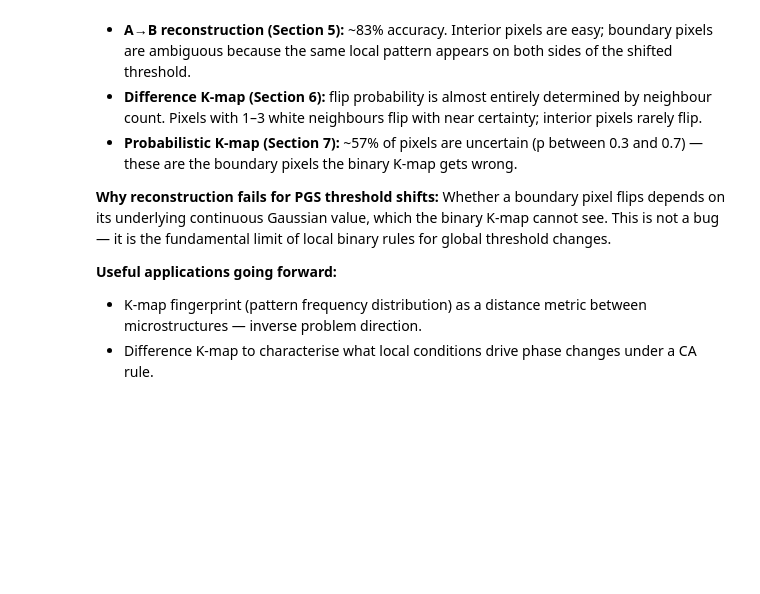
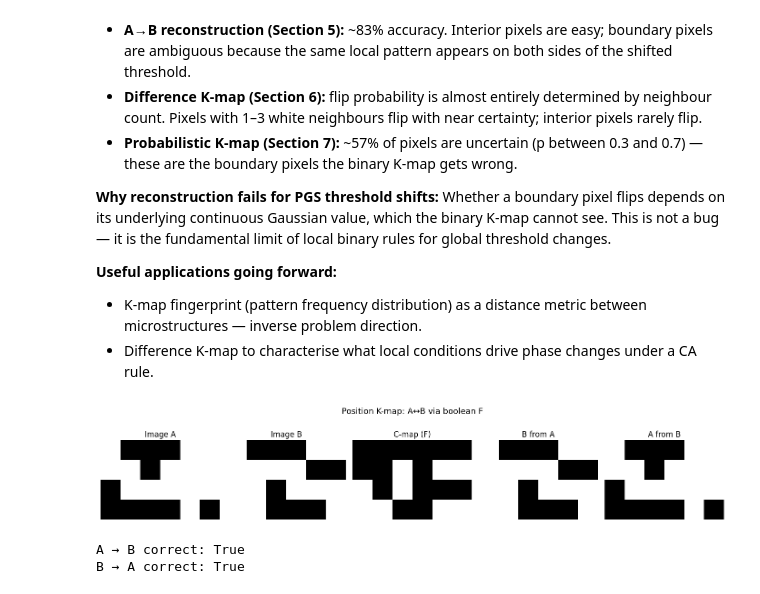
Before and after one commit to ioanb16/Growing-virtual-materials-cellular-automata-meets-geostatistics, a Jupyter notebook: k-map-practice.ipynb, the cells around one changed output. Cells and saved outputs as stored; diff of their text form; code cells hidden in the pictures; blank space fills up the shorter version.

```diff
--- a/k-map-practice.ipynb
+++ b/k-map-practice.ipynb
@@ -270,3 +322,74 @@ Whether a boundary pixel flips depends on its underlying continuous Gaussian val
 **Useful applications going forward:**
 - K-map fingerprint (pattern frequency distribution) as a distance metric between microstructures — inverse problem direction.
 - Difference K-map to characterise what local conditions drive phase changes under a CA rule.
+# %%
+import numpy as np
+import matplotlib.pyplot as plt
+
+# ── Images ──────────────────────────────────────────────────────────────────
+img_A = np.array([
+    [1,0,0,0,1,1],
+    [1,1,0,1,1,1],
+    [0,1,1,1,1,1],
+    [0,0,0,0,1,0]
+])
+
+img_B = np.array([
+    [1,0,0,0,1,1],
+    [1,1,1,1,0,0],
+    [1,1,0,1,1,1],
+    [1,1,0,0,0,1]
+])
+
+# ── C-map (change map) ───────────────────────────────────────────────────────
+C_map = (img_A != img_B).astype(int)
+
+# ── Gray code lookup ─────────────────────────────────────────────────────────
+row_gray = {0: (0,0), 1: (0,1), 2: (1,1), 3: (1,0)}
+col_gray = {0: (0,0,0), 1: (0,0,1), 2: (0,1,1), 3: (0,1,0),
+            4: (1,1,0), 5: (1,1,1)}
+
+# ── Boolean function F = A'BCD + AB'CD + AD'E' + AB'D' + BC'DE ──────────────
+def F(A, B, C, D, E):
+    t1 = (1-A)*B*C*D          # A'BCD
+    t2 = A*(1-B)*C*D          # AB'CD
+    t3 = A*(1-D)*(1-E)        # AD'E'
+    t4 = A*(1-B)*(1-D)        # AB'D'
+    t5 = B*(1-C)*D*E          # BC'DE
+    return int(t1 or t2 or t3 or t4 or t5)
+
+# Build the flip map from F
+flip_map = np.zeros_like(img_A)
+for r in range(img_A.shape[0]):
+    for c in range(img_A.shape[1]):
+        Ab, Bb = row_gray[r]
+        Cb, Db, Eb = col_gray[c]
+        flip_map[r, c] = F(Ab, Bb, Cb, Db, Eb)
+
+# ── Reconstruct ──────────────────────────────────────────────────────────────
+# A + F → B    (XOR flips where F=1)
+B_from_A = img_A ^ flip_map
+
+# B + F → A    (XOR is self-inverse)
+A_from_B = img_B ^ flip_map
+
+# ── Plot ─────────────────────────────────────────────────────────────────────
+fig, axes = plt.subplots(1, 5, figsize=(14, 3))
+titles = ['Image A', 'Image B', 'C-map (F)', 'B from A', 'A from B']
+imgs   = [img_A, img_B, flip_map, B_from_A, A_from_B]
+
+for ax, img, title in zip(axes, imgs, titles):
+    ax.imshow(img, cmap='gray', vmin=0, vmax=1, interpolation='nearest')
+    ax.set_title(title)
+    ax.axis('off')
+
+plt.suptitle('Position K-map: A↔B via boolean F', fontsize=13)
+plt.tight_layout()
+plt.show()
+
+print("A → B correct:", np.array_equal(B_from_A, img_B))
+print("B → A correct:", np.array_equal(A_from_B, img_A))
+# %% [output]
+[figure, added]
+A → B correct: True
+B → A correct: True
```
Also changed, not shown: parts of 12 cells of this notebook.
